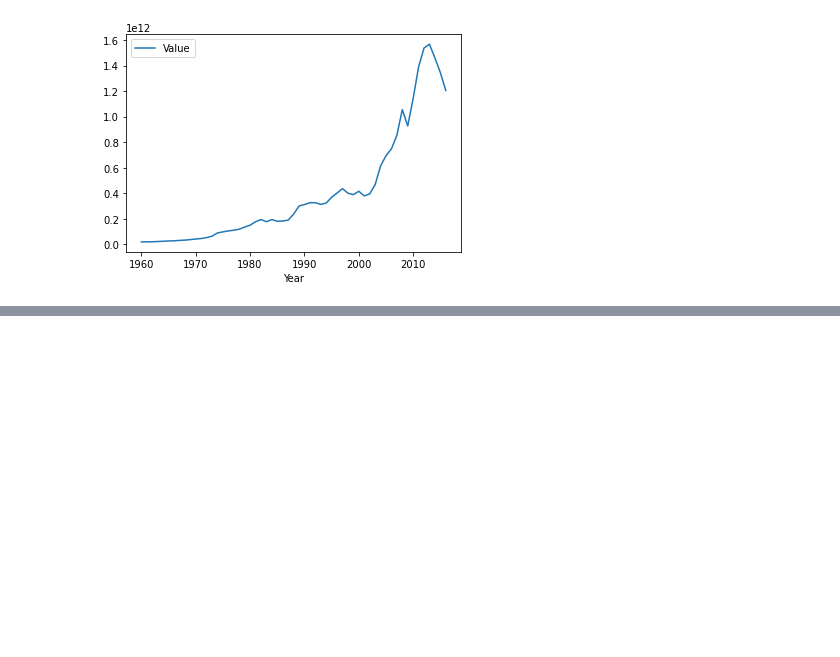
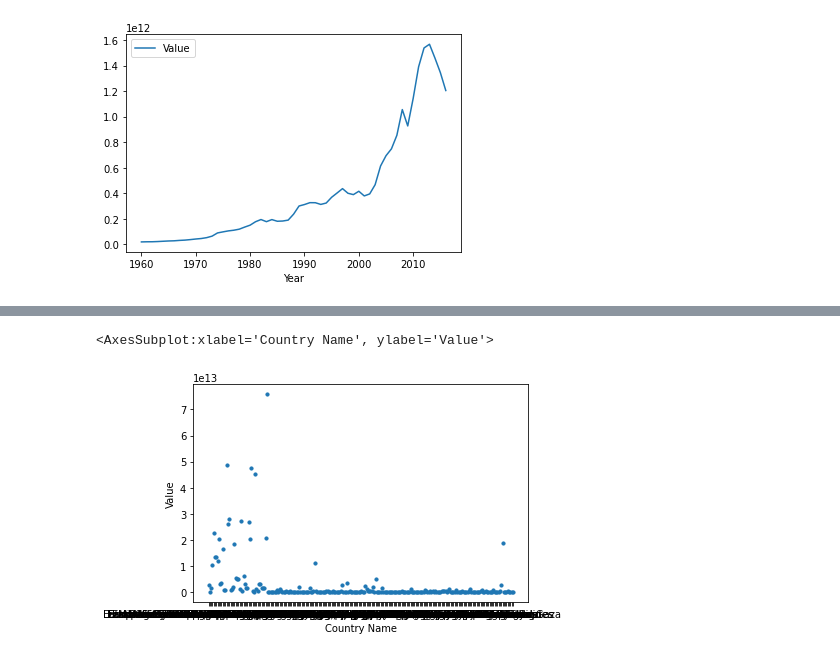
Before and after one commit to n-y-kim/BoostCourse-DataScience, a Jupyter notebook: file-path/oecd-data.ipynb, the cells around one changed output, grey strips where cells are left out. Cells and saved outputs as stored; diff of their text form; code cells hidden in the pictures; blank space fills up the shorter version.

```diff
--- a/file-path/oecd-data.ipynb
+++ b/file-path/oecd-data.ipynb
@@ -82,0 +110,5 @@ AUS.plot.line(x='Year')
+# %%
+year2016.plot.scatter(x='Country Name',y='Value', s=10)
+# %% [output]
+<AxesSubplot:xlabel='Country Name', ylabel='Value'>
+[figure, added]
```
Also changed, not shown: parts of 6 cells of this notebook, 6 other files.
